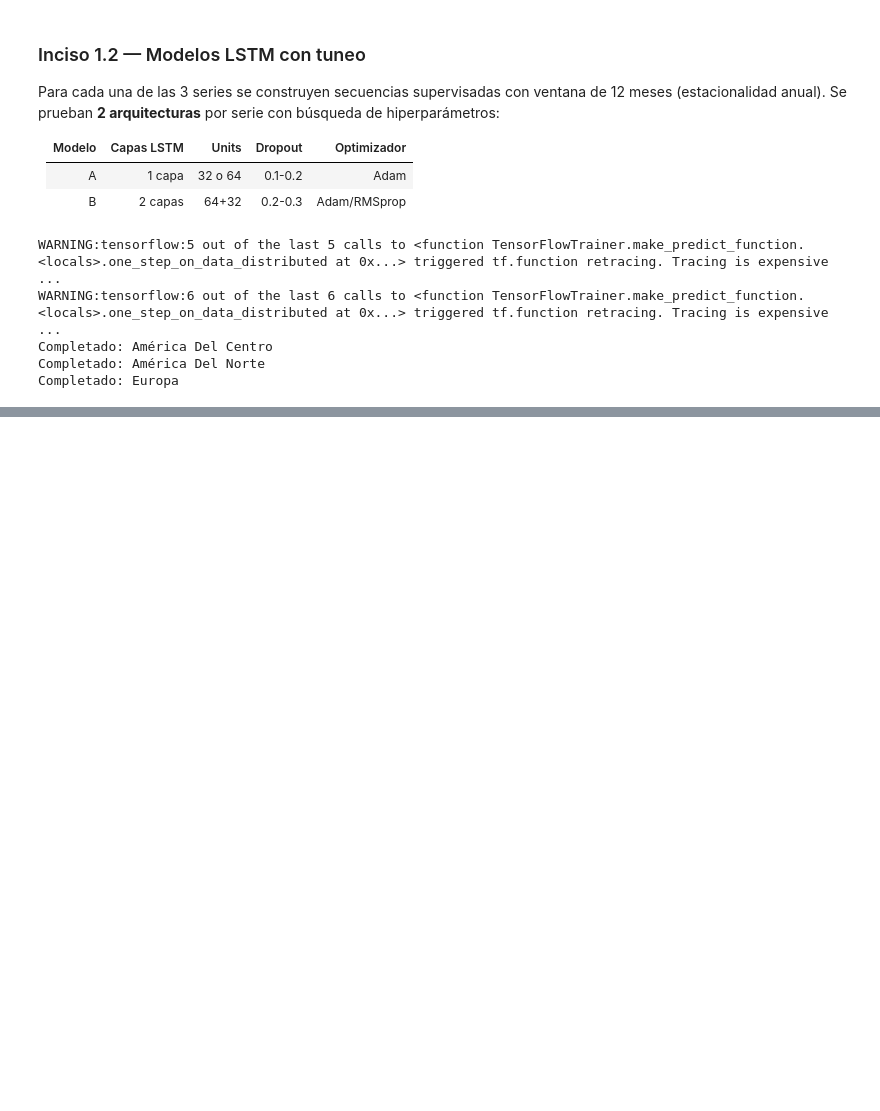
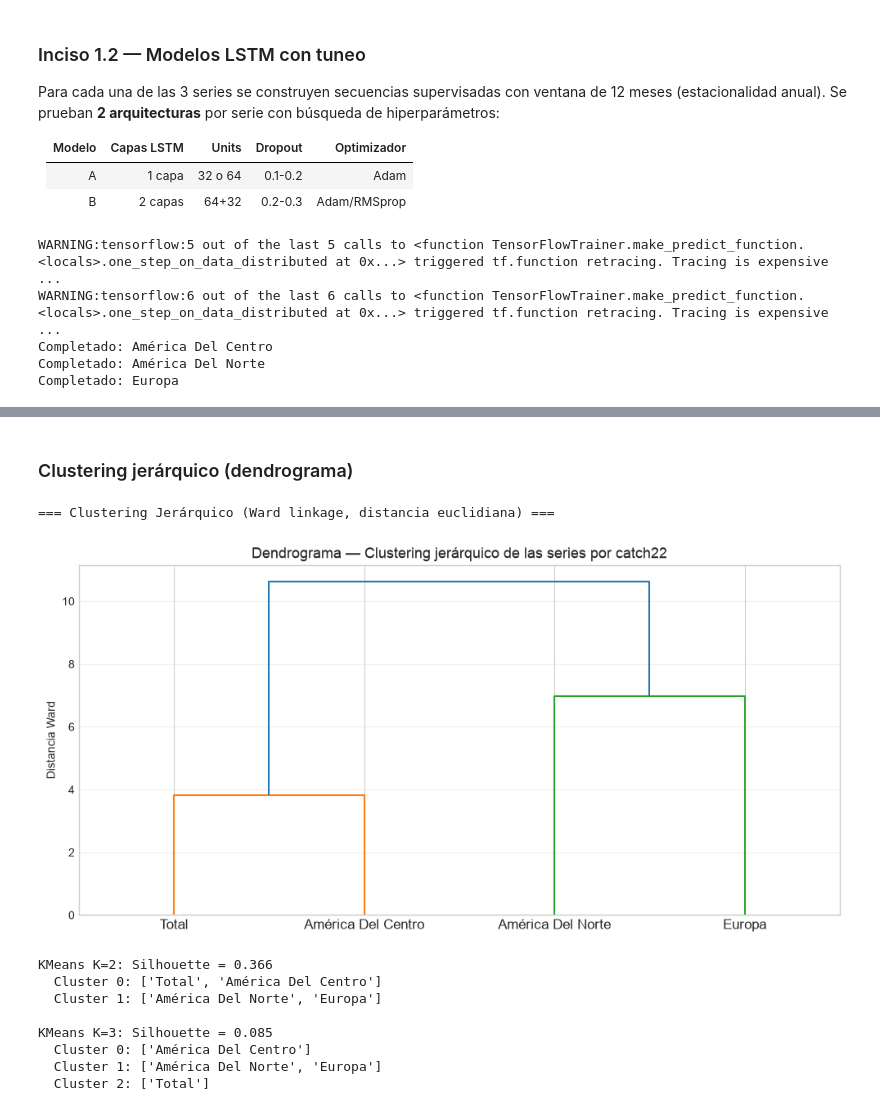
Before and after one commit to abbydoag/Labs_DataSci, a Jupyter notebook: Lab2/LSTM_Regiones.ipynb, the cells around one changed output, grey strips where cells are left out. Saved outputs shown, nothing was run; the diff lists cells and outputs as text; code cells hidden in the pictures; blank space fills up the shorter version.

```diff
--- a/Lab2/LSTM_Regiones.ipynb
+++ b/Lab2/LSTM_Regiones.ipynb
@@ -317,0 +596,40 @@ Europa:
+# %% [markdown]
+### Clustering jerárquico (dendrograma)
+# %%
+print('=== Clustering Jerárquico (Ward linkage, distancia euclidiana) ===')
+
+dist_matrix_euclidean = squareform(pdist(matriz_scaled_df, metric='euclidean'))
+linked = linkage(matriz_scaled_df, method='ward')
+
+fig, ax = plt.subplots(figsize=(10, 5))
+dendro = dendrogram(linked, labels=matriz_scaled_df.index.tolist(),
+                    leaf_font_size=12, color_threshold=0.7*max(linked[:, 2]))
+ax.set_title('Dendrograma — Clustering jerárquico de las series por catch22', fontsize=13)
+ax.set_ylabel('Distancia Ward')
+ax.grid(axis='y', alpha=0.3)
+plt.tight_layout()
+plt.show()
+
+# Silhouette score para evaluar K=2 y K=3
+from sklearn.metrics import silhouette_score
+for k in [2, 3]:
+    if k <= len(matriz_scaled_df) - 1:
+        km = KMeans(n_clusters=k, random_state=42, n_init='auto')
+        labels_kmeans = km.fit_predict(matriz_scaled_df)
+        sil = silhouette_score(matriz_scaled_df, labels_kmeans)
+        clusters = {i: [matriz_scaled_df.index[j] for j, lab in enumerate(labels_kmeans) if lab == i]
+                     for i in range(k)}
+        print(f'\nKMeans K={k}: Silhouette = {sil:.3f}')
+        for ci, members in clusters.items():
+            print(f'  Cluster {ci}: {members}')
+# %% [output]
+=== Clustering Jerárquico (Ward linkage, distancia euclidiana) ===
+[figure, added]
+KMeans K=2: Silhouette = 0.366
+  Cluster 0: ['Total', 'América Del Centro']
+  Cluster 1: ['América Del Norte', 'Europa']
+
+KMeans K=3: Silhouette = 0.085
+  Cluster 0: ['América Del Centro']
+  Cluster 1: ['América Del Norte', 'Europa']
+  Cluster 2: ['Total']
```
Also changed, not shown: parts of 32 cells of this notebook.
